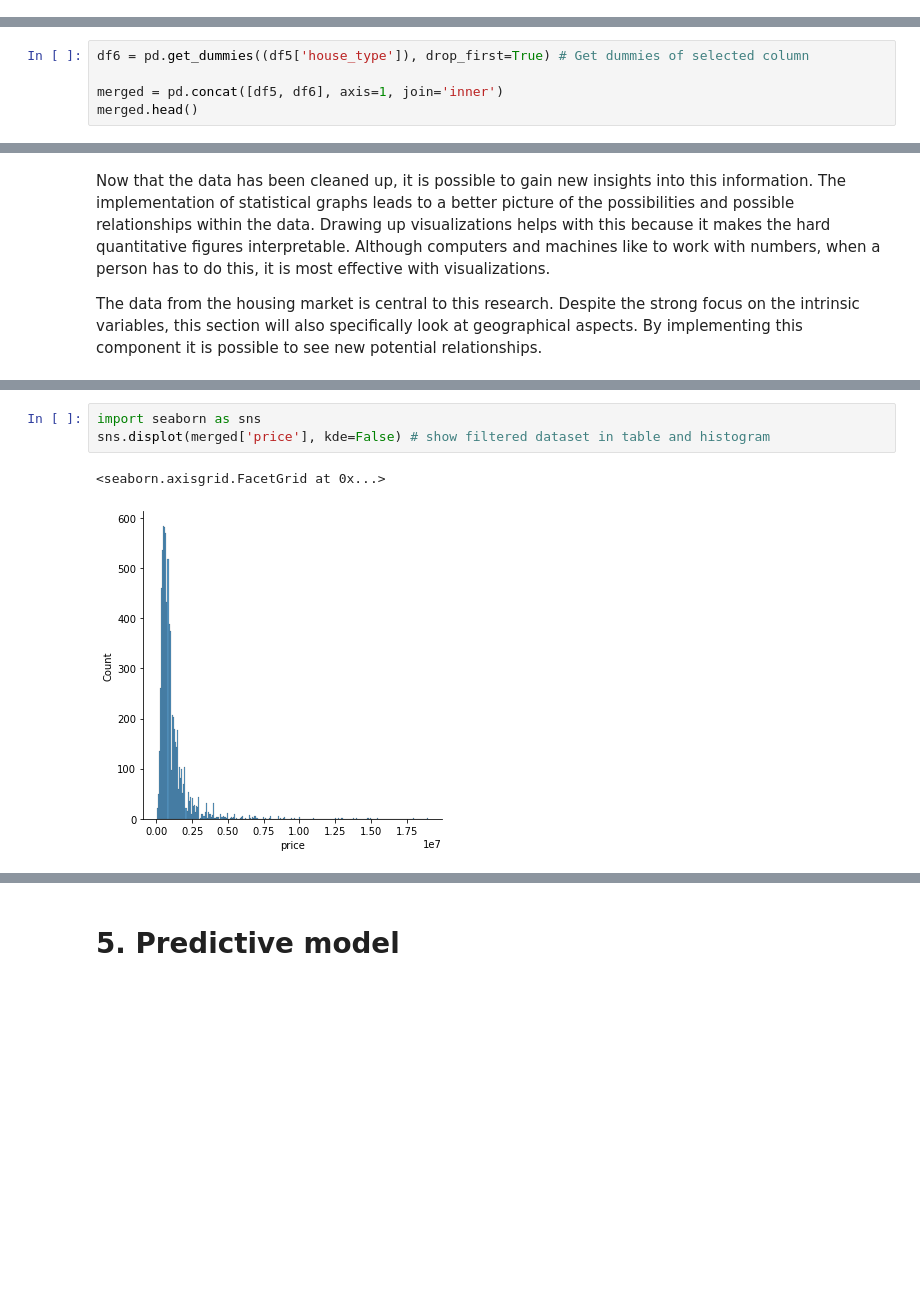
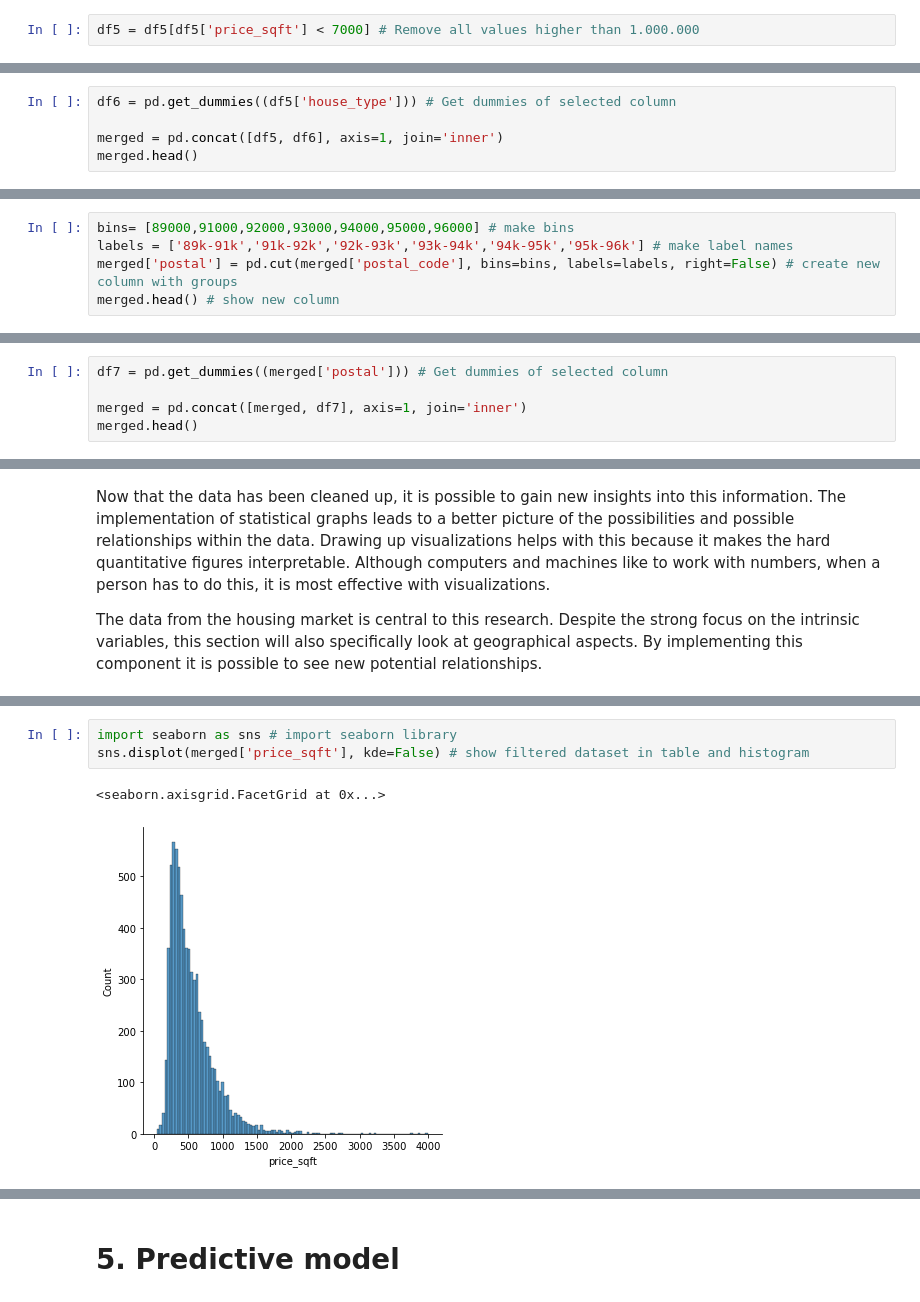
Before and after one commit to matsvdburg/Backup, a Jupyter notebook: Final Assignment - Mats van der Burg.ipynb, the cells around one changed output, grey strips where cells are left out. Drawn from its saved outputs; the diff is of its cells as text; blank space fills up the shorter version.

```diff
--- a/Final Assignment - Mats van der Burg.ipynb
+++ b/Final Assignment - Mats van der Burg.ipynb
@@ -315,3 +315,5 @@ df5.head()
 | 2 | 2810562243 | 399900 | 3 | 2 | 0 | 1 | single_family | 225205 | 1576 | 1958 | ... |
 | 3 | 1870286205 | 429000 | 3 | 2 | 2 | 1 | single_family | 10009 | 1632 | 1980 | ... |
 | 4 | 2625147794 | 599900 | 3 | 2 | 2 | 1 | single_family | 4883 | 1757 | 2002 | ... |
+# %%
+df5 = df5[df5['price_sqft'] < 7000] # Remove all values higher than 1.000.000
@@ -332,7 +341,7 @@ The above columns demonstrate this with a practical example. Although the houses
 # %% [markdown]
 Setting up dummy variables is important when building a machine learning model because it converts categories into quantitative (binary) values. When applying dummies it is necessary to take into account the fact that one column should not be used because this results in an error, the principle of k-1.
 # %%
-df6 = pd.get_dummies((df5['house_type']), drop_first=True) # Get dummies of selected column
+df6 = pd.get_dummies((df5['house_type'])) # Get dummies of selected column
 
 merged = pd.concat([df5, df6], axis=1, join='inner')
 merged.head()
@@ -361,3 +374,8 @@ postal_code
 96161    13
 97635     1
 Name: id, Length: 1208, dtype: int64
+# %%
+bins= [89000,91000,92000,93000,94000,95000,96000] # make bins
+labels = ['89k-91k','91k-92k','92k-93k','93k-94k','94k-95k','95k-96k'] # make label names
+merged['postal'] = pd.cut(merged['postal_code'], bins=bins, labels=labels, right=False) # create new column with groups
+merged.head() # show new column
@@ -363,0 +392,5 @@ Name: id, Length: 1208, dtype: int64
+# %%
+df7 = pd.get_dummies((merged['postal'])) # Get dummies of selected column
+
+merged = pd.concat([merged, df7], axis=1, join='inner')
+merged.head()
@@ -370,6 +419,6 @@ The data from the housing market is central to this research. Despite the strong
 # %%
-import seaborn as sns
-sns.displot(merged['price'], kde=False) # show filtered dataset in table and histogram
+import seaborn as sns # import seaborn library
+sns.displot(merged['price_sqft'], kde=False) # show filtered dataset in table and histogram
 # %% [output]
 <seaborn.axisgrid.FacetGrid at 0x...>
-[figure, old version]
+[figure, new version]
```
Also changed, not shown: parts of 31 cells of this notebook.
